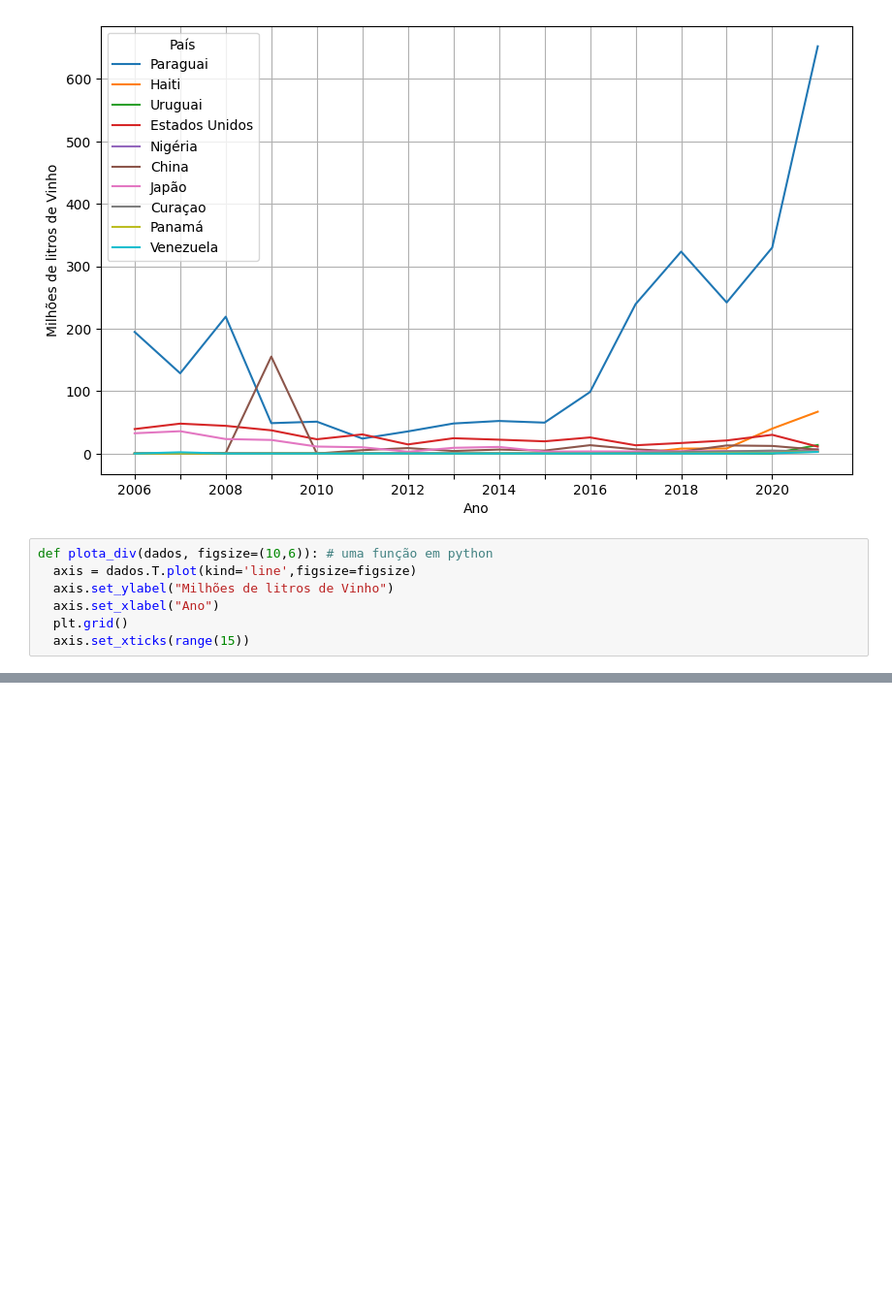
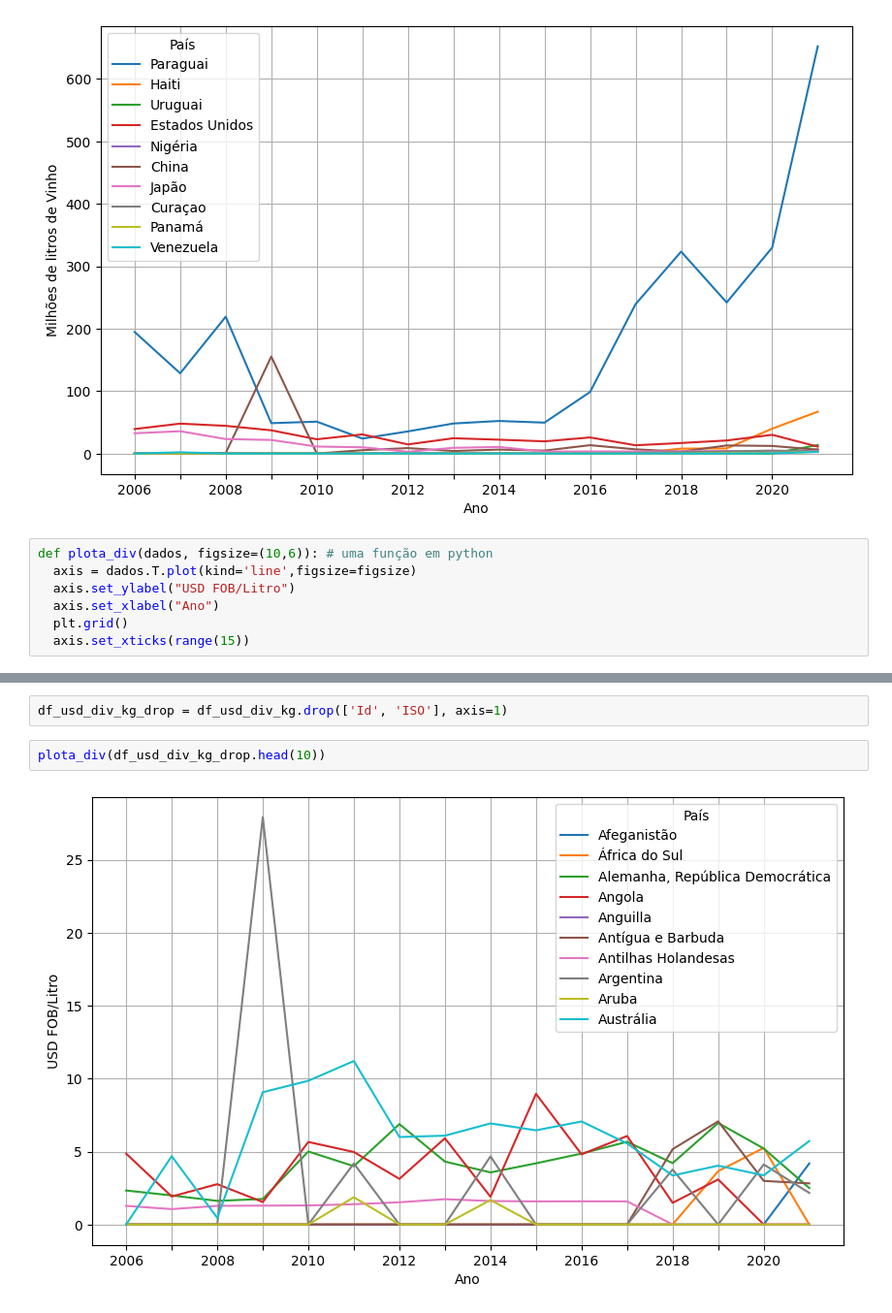
Before and after one commit to jvieirax/producao_vinho, a Jupyter notebook: Produção_de__Vinhos.ipynb, the cells around one changed output, grey strips where cells are left out. Shown at 97% size. Saved outputs shown, nothing was run; the diff lists cells and outputs as text; blank space fills up the shorter version.

```diff
--- a/Produção_de__Vinhos.ipynb
+++ b/Produção_de__Vinhos.ipynb
@@ -319,7 +319,7 @@ plota_kg(df_vinho_kg_ordenado_drop_russia.head(10))
 # %%
 def plota_div(dados, figsize=(10,6)): # uma função em python
   axis = dados.T.plot(kind='line',figsize=figsize)
-  axis.set_ylabel("Milhões de litros de Vinho")
+  axis.set_ylabel("USD FOB/Litro")
   axis.set_xlabel("Ano")
   plt.grid()
   axis.set_xticks(range(15))
@@ -325,0 +341,6 @@ def plota_div(dados, figsize=(10,6)): # uma função em python
+# %%
+df_usd_div_kg_drop = df_usd_div_kg.drop(['Id', 'ISO'], axis=1)
+# %%
+plota_div(df_usd_div_kg_drop.head(10))
+# %% [output]
+[figure, added]
```
Also changed, not shown: parts of 1 cell of this notebook.
